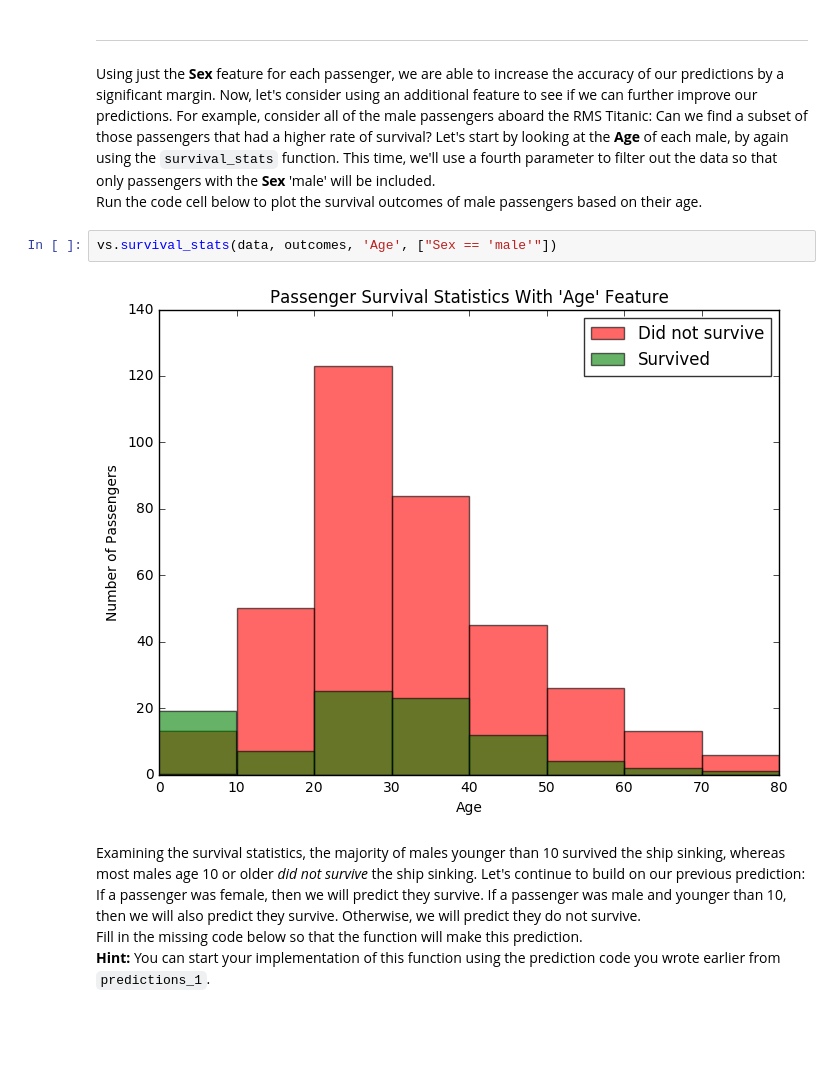
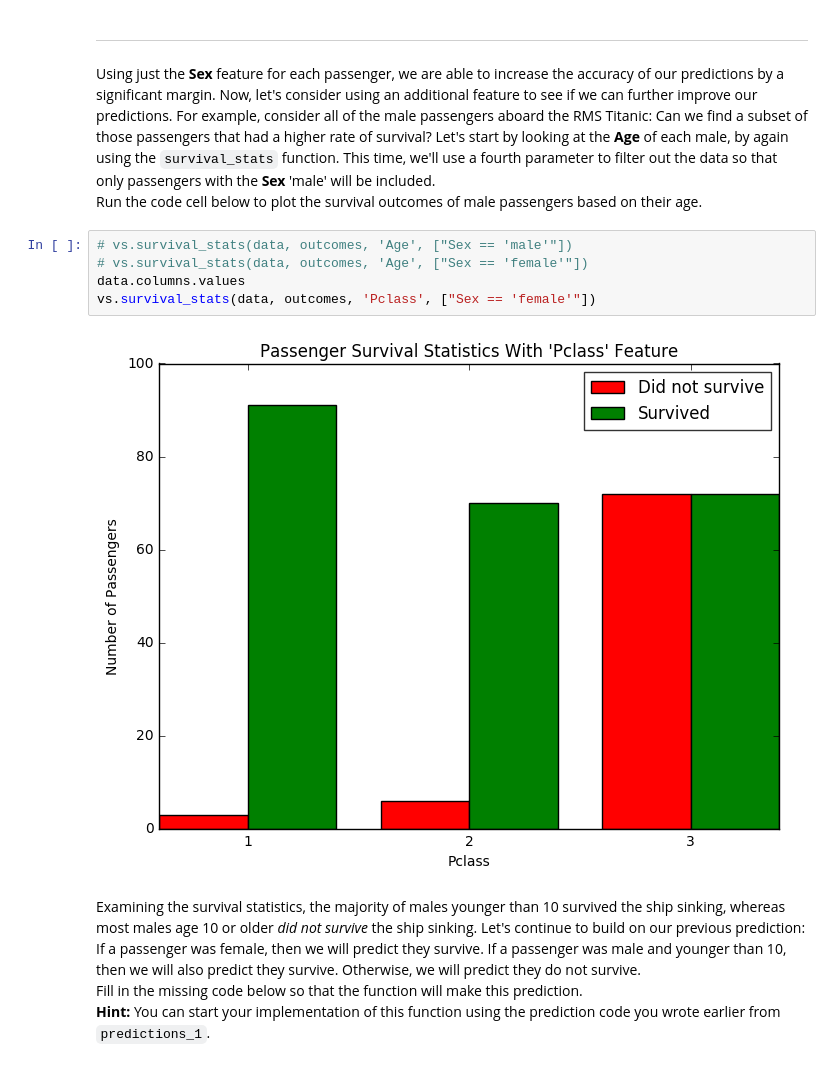
Before and after one commit to kayfuku/MLND_Udacity, a Jupyter notebook: titanic_survival_exploration/titanic_survival_exploration.ipynb, the cells around one changed output. Saved outputs shown, nothing was run; the diff lists cells and outputs as text; blank space fills up the shorter version.

```diff
--- a/titanic_survival_exploration/titanic_survival_exploration.ipynb
+++ b/titanic_survival_exploration/titanic_survival_exploration.ipynb
@@ -179,10 +179,13 @@ Predictions have an accuracy of 78.68%.
 ***
 Using just the **Sex** feature for each passenger, we are able to increase the accuracy of our predictions by a significant margin. Now, let's consider using an additional feature to see if we can further improve our predictions. For example, consider all of the male passengers aboard the RMS Titanic: Can we find a subset of those passengers that had a higher rate of survival? Let's start by looking at the **Age** of each male, by again using the `survival_stats` function. This time, we'll use a fourth parameter to filter out the data so that only passengers with the **Sex** 'male' will be included.
 Run the code cell below to plot the survival outcomes of male passengers based on their age.
-# %%
-vs.survival_stats(data, outcomes, 'Age', ["Sex == 'male'"])
-# %% [output]
-[figure, removed]
+# %%
+# vs.survival_stats(data, outcomes, 'Age', ["Sex == 'male'"])
+# vs.survival_stats(data, outcomes, 'Age', ["Sex == 'female'"])
+data.columns.values
+vs.survival_stats(data, outcomes, 'Pclass', ["Sex == 'female'"])
+# %% [output]
+[figure, added]
 # %% [markdown]
 Examining the survival statistics, the majority of males younger than 10 survived the ship sinking, whereas most males age 10 or older *did not survive* the ship sinking. Let's continue to build on our previous prediction: If a passenger was female, then we will predict they survive. If a passenger was male and younger than 10, then we will also predict they survive. Otherwise, we will predict they do not survive.
 Fill in the missing code below so that the function will make this prediction.
```
